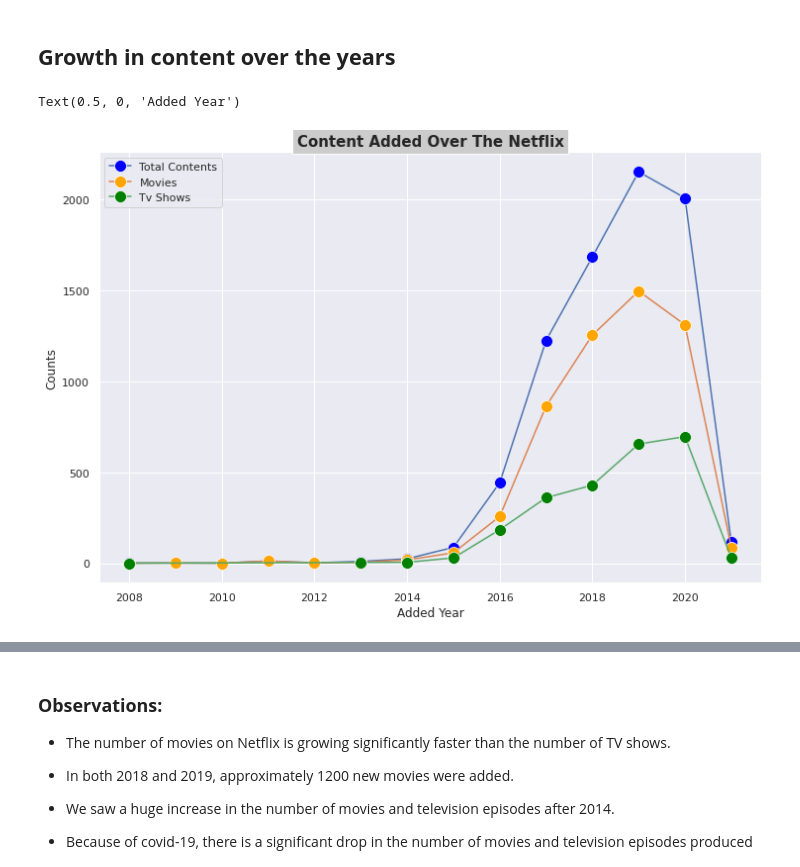
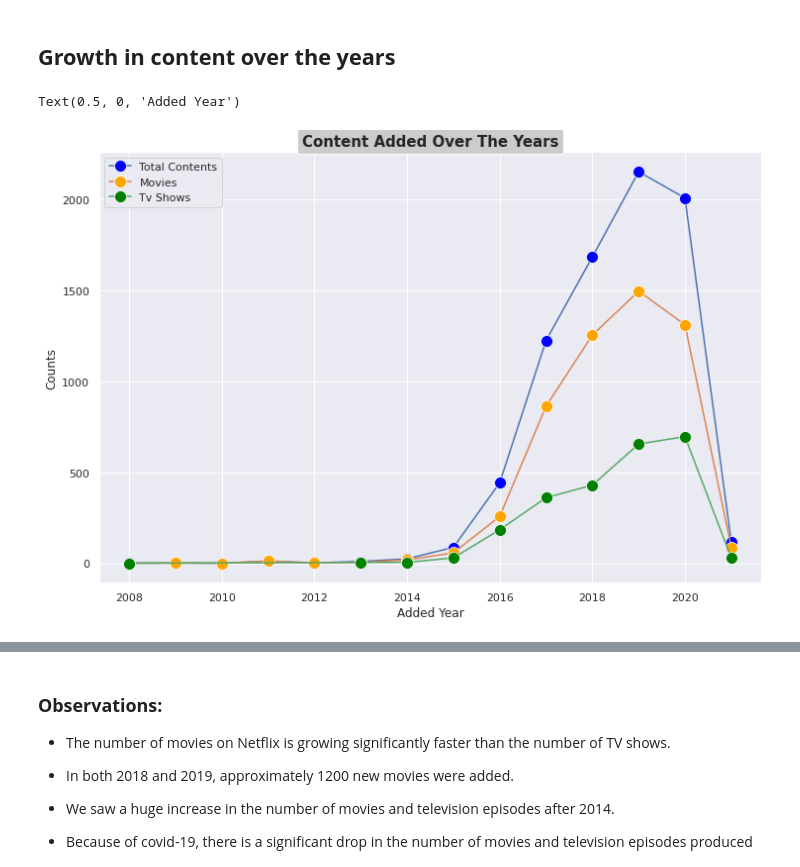
Before and after one commit to aryarajat/NETFLIX-MOVIES-AND-TV-SHOWS-CLUSTERING, a Jupyter notebook: NETFLIX_MOVIES_AND_TV_SHOWS_CLUSTERING.ipynb, the cells around one changed output, grey strips where cells are left out. Cells and saved outputs as stored; diff of their text form; code cells hidden in the pictures.

```diff
--- a/NETFLIX_MOVIES_AND_TV_SHOWS_CLUSTERING.ipynb
+++ b/NETFLIX_MOVIES_AND_TV_SHOWS_CLUSTERING.ipynb
@@ -408,32 +408,32 @@ col = "year_added"
 tv = df_tv[col].value_counts().reset_index().sort_values('index')
 tv = tv.rename(columns = {col : "count", "index" : col})
 tv = tv.sort_values(col)
 
 movies = df_movies[col].value_counts().reset_index().sort_values("index")
 movies = movies.rename(columns = {col : "count", "index" : col})
 movies = movies.sort_values(col)
 
 total = netflix_df[col].value_counts().reset_index().sort_values("index")
 total = total.rename(columns = {col : "count", "index" : col})
 total = total.sort_values(col)
 
 
 
 trace3 = sns.lineplot(x=total[col], y=total["count"], data=netflix_df,linestyle =
                       'solid', marker = 'o',
          markerfacecolor = 'blue', markersize = 12)
 trace2 = sns.lineplot(x=movies[col], y=movies["count"], data=df_movies,linestyle =
                       'solid', marker = 'o',
          markerfacecolor = 'orange', markersize = 12)
 trace1 = sns.lineplot(x=tv[col], y=tv["count"], data=df_tv,linestyle =
                       'solid', marker = 'o',
          markerfacecolor = 'green', markersize = 12)
 label=['Total Contents','Movies','Tv Shows']
 plt.legend(label)
-plt.title("Content Added Over The Netflix",fontsize=15,fontweight='bold',
+plt.title("Content Added Over The Years",fontsize=15,fontweight='bold',
           bbox={'facecolor':'0.8', 'pad':5})
 plt.ylabel('Counts')
 plt.xlabel('Added Year')
 # %% [output]
 Text(0.5, 0, 'Added Year')
-[figure, old version]
+[figure, new version]
```
Also changed, not shown: parts of 28 cells of this notebook.
